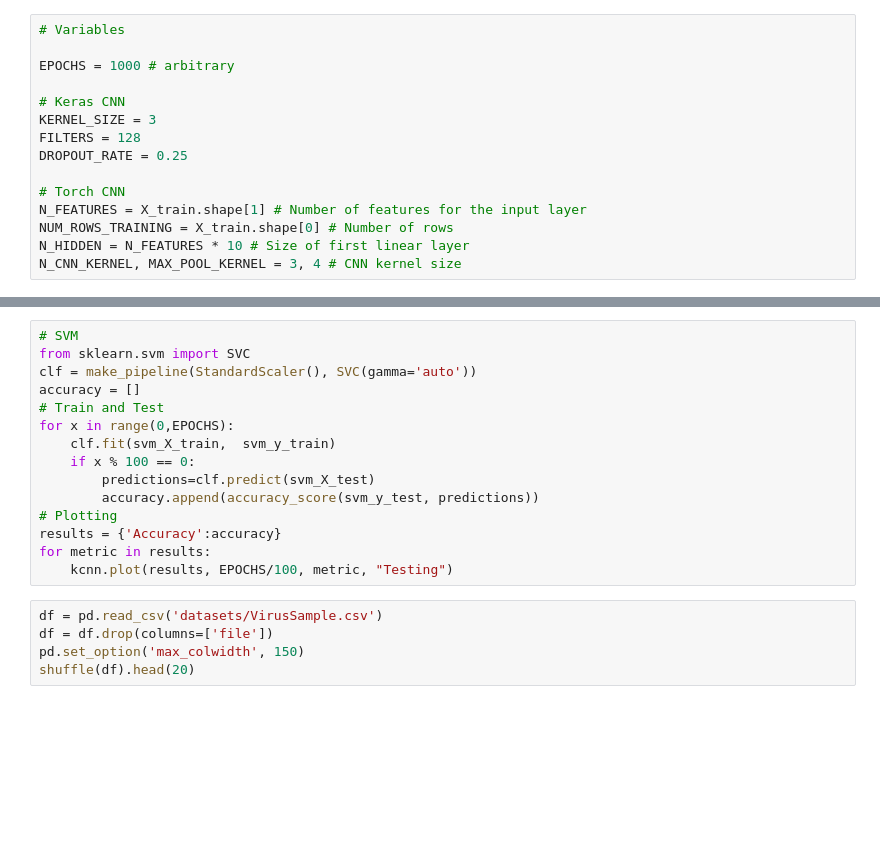
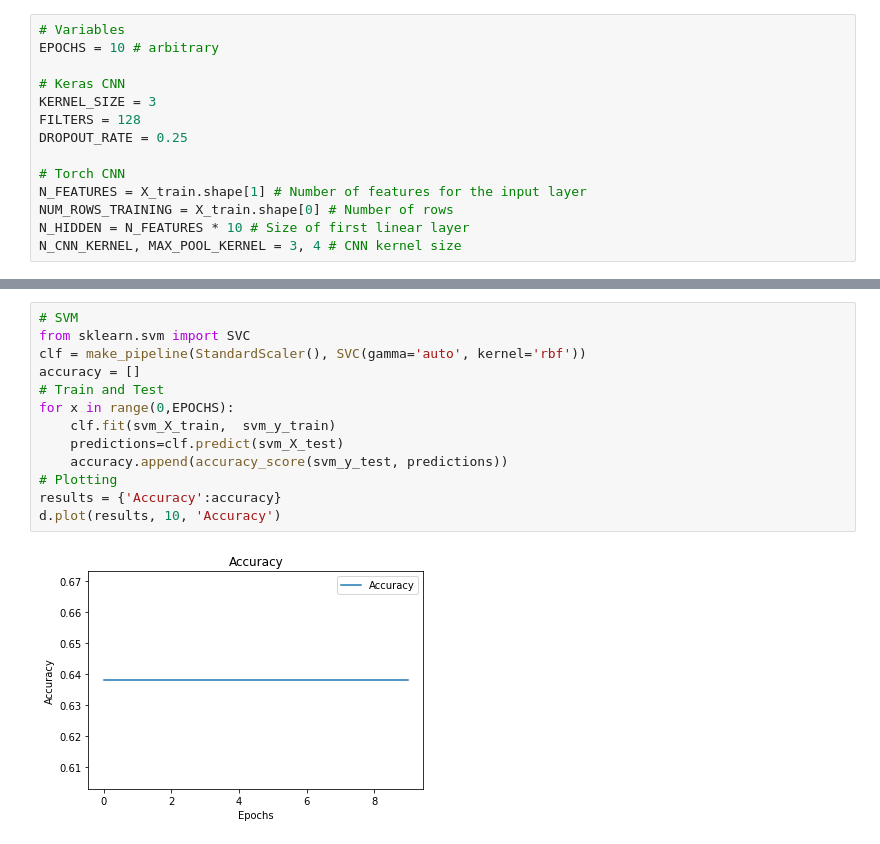
Before and after one commit to JStrmec/MachineLearningProject, a Jupyter notebook: showcase.ipynb, the cells around one changed output, grey strips where cells are left out. Drawn from its saved outputs; the diff is of its cells as text; blank space fills up the shorter version.

```diff
--- a/showcase.ipynb
+++ b/showcase.ipynb
@@ -34,8 +25,7 @@ X_tensor_train,Y_tensor_train  = d.toTensors(X, y)
 svm_X_train, svm_X_test, svm_y_train, svm_y_test =  train_test_split(X, d.get_SVM_y(), test_size=0.33, random_state=1)
 # %%
 # Variables
-
-EPOCHS = 1000 # arbitrary
+EPOCHS = 10 # arbitrary
 
 # Keras CNN
 KERNEL_SIZE = 3
@@ -108,20 +120,15 @@ d.plot(results, 10, "Accuracy")
 # %%
 # SVM
 from sklearn.svm import SVC
-clf = make_pipeline(StandardScaler(), SVC(gamma='auto'))
+clf = make_pipeline(StandardScaler(), SVC(gamma='auto', kernel='rbf'))
 accuracy = []
 # Train and Test
 for x in range(0,EPOCHS):
     clf.fit(svm_X_train,  svm_y_train)
-    if x % 100 == 0:
-        predictions=clf.predict(svm_X_test)
-        accuracy.append(accuracy_score(svm_y_test, predictions))
+    predictions=clf.predict(svm_X_test)
+    accuracy.append(accuracy_score(svm_y_test, predictions))
 # Plotting
 results = {'Accuracy':accuracy}
-for metric in results:
-    kcnn.plot(results, EPOCHS/100, metric, "Testing")
+d.plot(results, 10, 'Accuracy')
+# %% [output]
+[figure, added]
-# %%
-df = pd.read_csv('datasets/VirusSample.csv')
-df = df.drop(columns=['file'])
-pd.set_option('max_colwidth', 150)
-shuffle(df).head(20)
```
Also changed, not shown: parts of 4 cells of this notebook, 2 other files.
